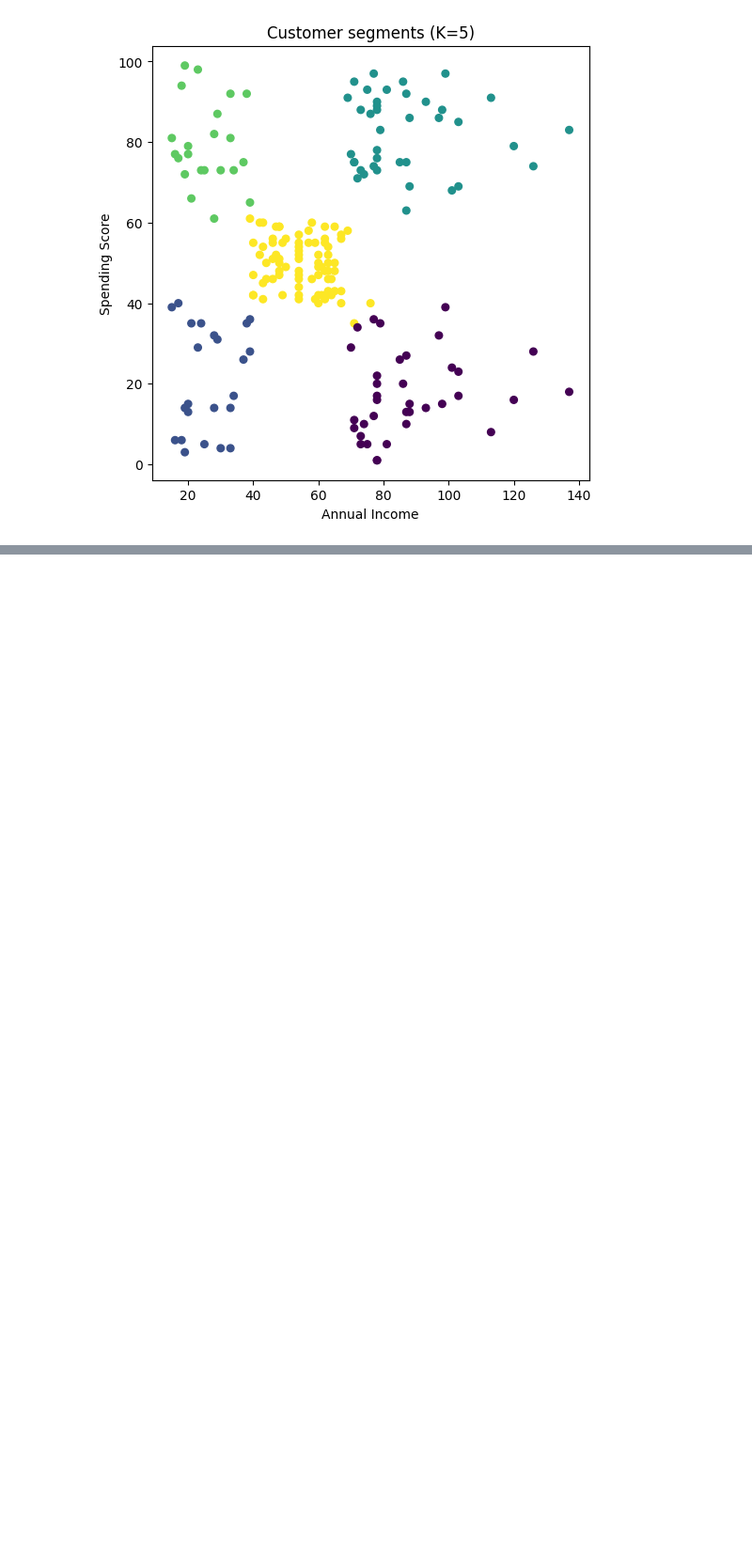
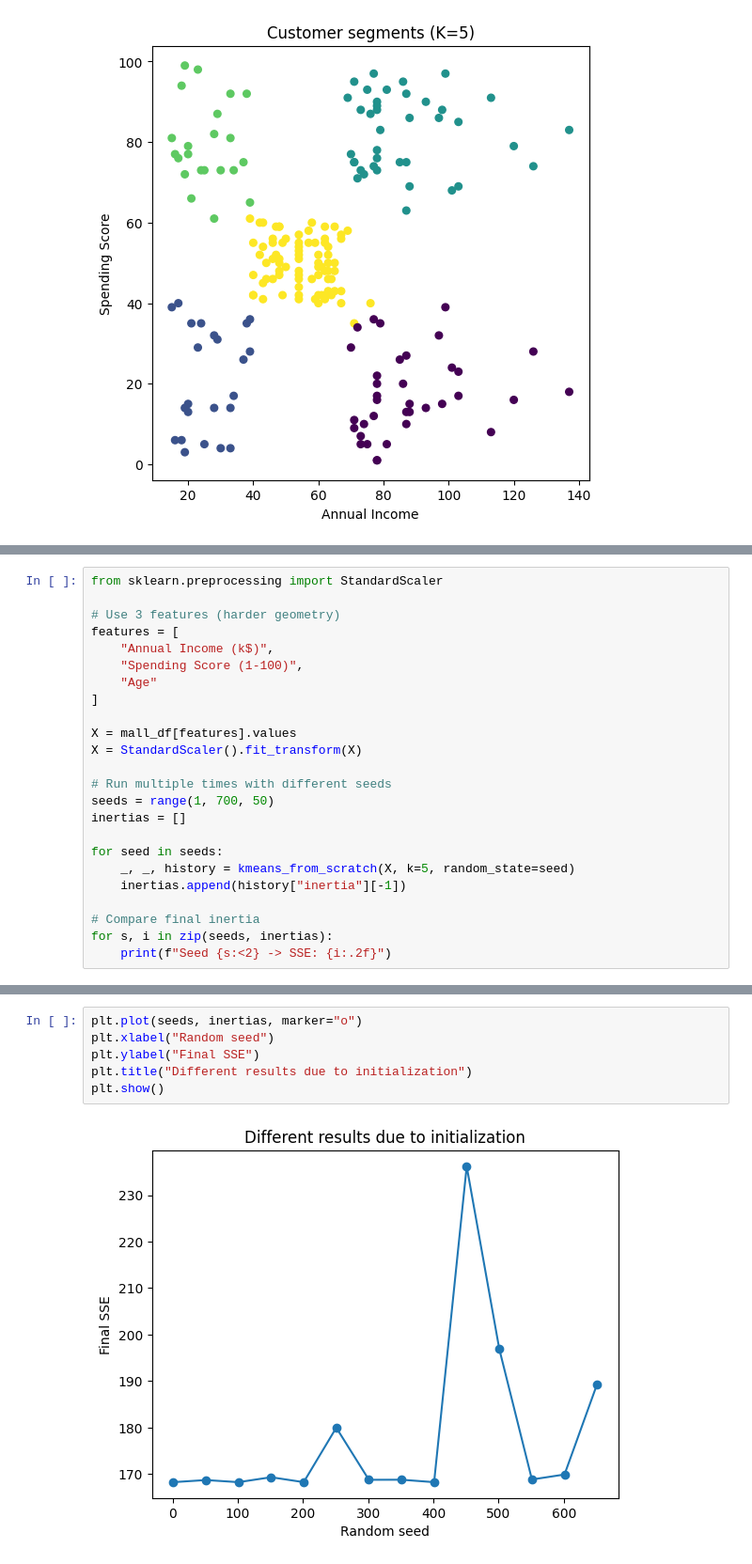
Before and after one commit to Maxstef/data-loves-ml-for-people-course, a Jupyter notebook: notebooks/3_1_clustering/0_1_k-means.ipynb, the cells around one changed output, grey strips where cells are left out. Shown at 94% size. Drawn from its saved outputs; the diff is of its cells as text; blank space fills up the shorter version.

```diff
--- a/notebooks/3_1_clustering/0_1_k-means.ipynb
+++ b/notebooks/3_1_clustering/0_1_k-means.ipynb
@@ -224,0 +311,24 @@ plt.show()
+# %%
+from sklearn.preprocessing import StandardScaler
+
+# Use 3 features (harder geometry)
+features = [
+    "Annual Income (k$)",
+    "Spending Score (1-100)",
+    "Age"
+]
+
+X = mall_df[features].values
+X = StandardScaler().fit_transform(X)
+
+# Run multiple times with different seeds
+seeds = range(1, 700, 50)
+inertias = []
+
+for seed in seeds:
+    _, _, history = kmeans_from_scratch(X, k=5, random_state=seed)
+    inertias.append(history["inertia"][-1])
+
+# Compare final inertia
+for s, i in zip(seeds, inertias):
+    print(f"Seed {s:<2} -> SSE: {i:.2f}")
@@ -224,0 +350,8 @@ plt.show()
+# %%
+plt.plot(seeds, inertias, marker="o")
+plt.xlabel("Random seed")
+plt.ylabel("Final SSE")
+plt.title("Different results due to initialization")
+plt.show()
+# %% [output]
+[figure, added]
```
Also changed, not shown: parts of 22 cells of this notebook.
